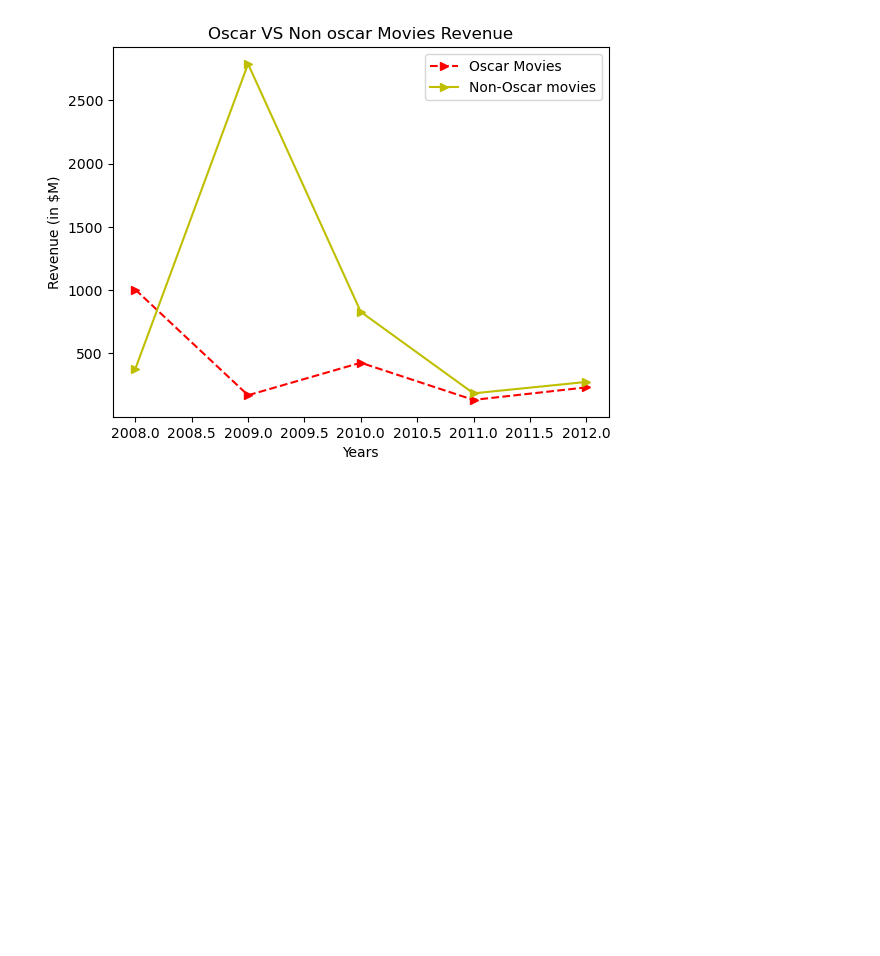
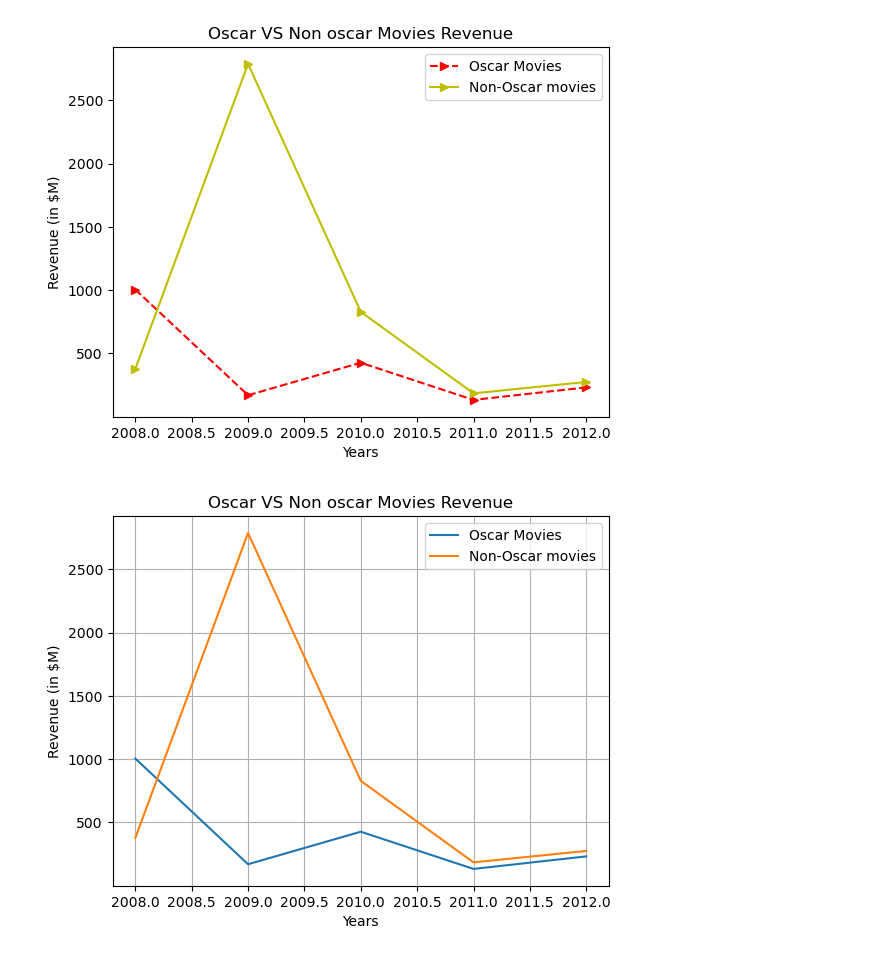
Before and after one commit to praveena-pawar/data-analysis-with-python, a Jupyter notebook: matplotlib/matplotlib_basics.ipynb, the cells around one changed output. Drawn from its saved outputs; the diff is of its cells as text; code cells hidden in the pictures; blank space fills up the shorter version.

Commit message:
Other methods and attributes:

```diff
--- a/matplotlib/matplotlib_basics.ipynb
+++ b/matplotlib/matplotlib_basics.ipynb
@@ -65,3 +65,25 @@ plt.legend()
 # %% [output]
 <matplotlib.legend.Legend at 0x...>
 [figure]
+# %%
+# Other methods and attributes:
+
+non_oscar_movies = ["Slumdog Millionaire", "Avatar", "Inception", "Hugo", "Lincoln"]
+# non_oscar_years = [2008, 2009, 2010, 2011, 2012,]
+non_oscar_revenue = [378, 2788, 829, 185, 275] # in $M
+
+plt.plot(years, oscar_revenue, label="Oscar Movies")
+plt.plot(years, non_oscar_revenue, label="Non-Oscar movies")
+
+plt.title("Oscar VS Non oscar Movies Revenue")
+plt.xlabel("Years")
+plt.ylabel("Revenue (in $M)")
+plt.legend()
+
+plt.style.available
+
+plt.style.use('default')
+plt.grid()
+plt.show()
+# %% [output]
+[figure, added]
```
